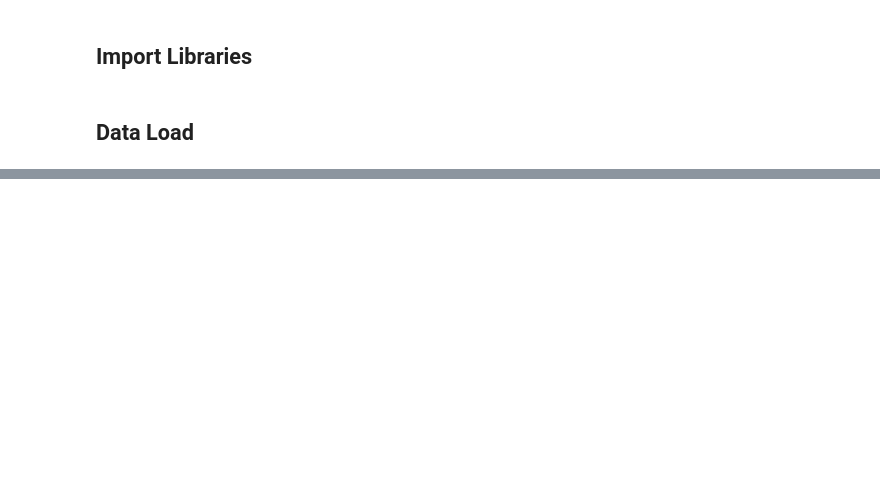
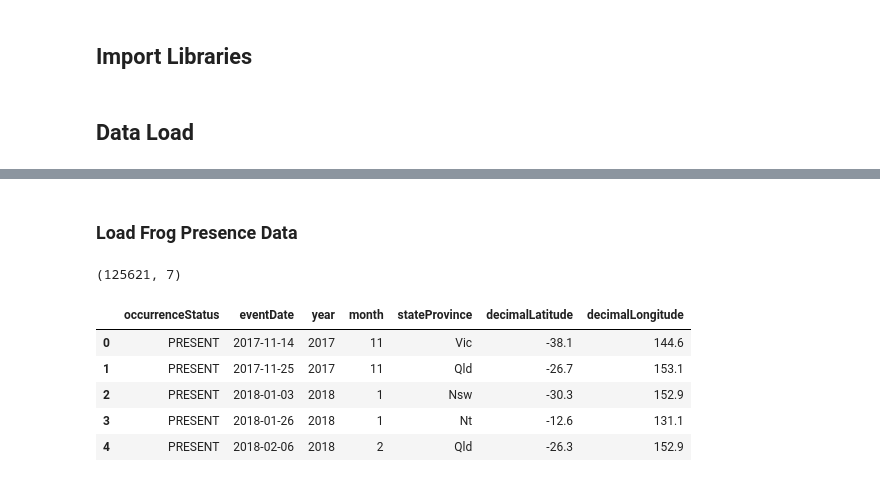
Before and after one commit to joe5campbell/frog_challenge, a Jupyter notebook: data_exploration.ipynb, the cells around one changed output, grey strips where cells are left out. Saved outputs shown, nothing was run; the diff lists cells and outputs as text; code cells hidden in the pictures; blank space fills up the shorter version.

```diff
--- a/data_exploration.ipynb
+++ b/data_exploration.ipynb
@@ -20,8 +41,17 @@ ValueError: unrecognized engine zarr must be one of: ['store']
+# %% [markdown]
+### Load Frog Presence Data
 # %%
-#Frog Presence data - 125621 records
-path_frog_occur = "occurrence_frogid_125621.csv"
-df_frog=pd.read_csv(path_frog_occur,usecols=['eventDate','year','month','decimalLatitude','decimalLongitude','occurrenceStatus',"stateProvince"])
+path_frog_presence_aus = "Data\BWW Challenge 2022 Level 3 Frog_Occurence_Australia.csv"
+df_frog_aus=pd.read_csv(path_frog_presence_aus,usecols=['eventDate','year','month','decimalLatitude','decimalLongitude','occurrenceStatus',"stateProvince"])
 
-print(df_frog.shape)
-df_frog["eventDate"] = pd.to_datetime(df_frog["eventDate"])
-df_frog.head()
+print(df_frog_aus.shape)
+df_frog_aus["eventDate"] = pd.to_datetime(df_frog_aus["eventDate"])
+df_frog_aus.head()
+# %% [output]
+(125621, 7)
+|  | occurrenceStatus | eventDate | year | month | stateProvince | decimalLatitude | decimalLongitude |
+| 0 | PRESENT | 2017-11-14 | 2017 | 11 | Vic | -38.1 | 144.6 |
+| 1 | PRESENT | 2017-11-25 | 2017 | 11 | Qld | -26.7 | 153.1 |
+| 2 | PRESENT | 2018-01-03 | 2018 | 1 | Nsw | -30.3 | 152.9 |
+| 3 | PRESENT | 2018-01-26 | 2018 | 1 | Nt | -12.6 | 131.1 |
+| 4 | PRESENT | 2018-02-06 | 2018 | 2 | Qld | -26.3 | 152.9 |
```
Also changed, not shown: parts of 15 cells of this notebook, 1 other file.
